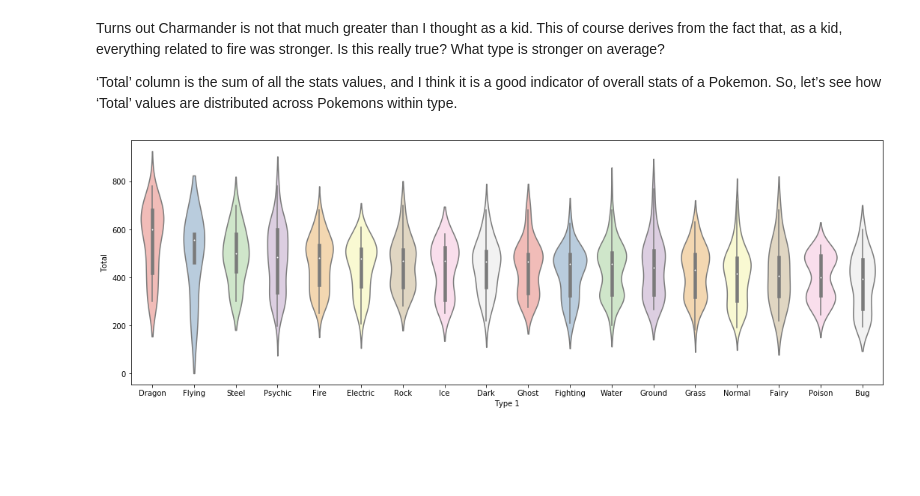
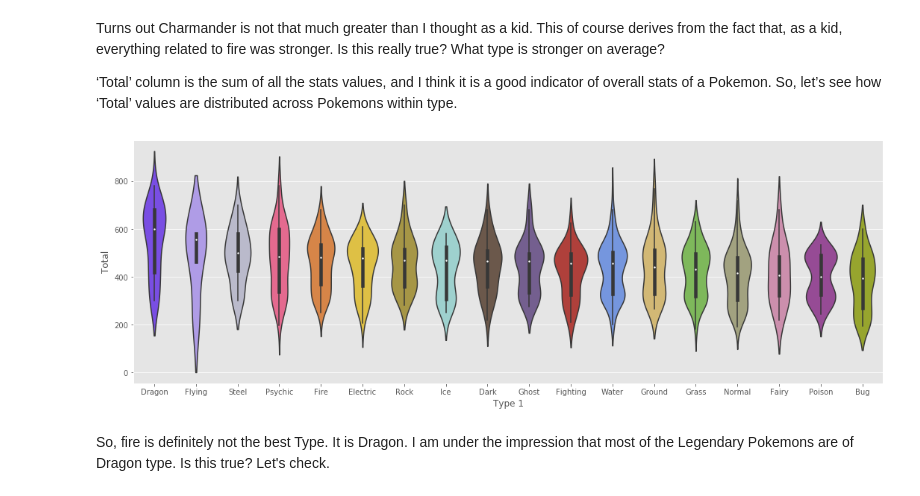
Before and after one commit to hmgfaria/Pokemon, a Jupyter notebook: pokemon.ipynb, the cells around one changed output. Saved outputs shown, nothing was run; the diff lists cells and outputs as text; code cells hidden in the pictures; blank space fills up the shorter version.

Commit message:
Graph with correct colors

```diff
--- a/pokemon.ipynb
+++ b/pokemon.ipynb
@@ -2,6 +2,7 @@
 # DeepPokemon
 # %%
 import matplotlib.pyplot as plt
+plt.style.use('ggplot')
 import numpy as np
 import tensorflow as tf
 import pandas as pd
@@ -140,8 +141,12 @@ Turns out Charmander is not that much greater than I thought as a kid. This of c
 # %%
 my_order = database.groupby('Type 1').Total.median()
 my_order.sort_values(ascending=False, inplace=True)
+
+colours = ['#6F35FC','#A98FF3','#B7B7CE','#F95587','#EE8130','#F7D02C','#B6A136','#96D9D6','#705746','#735797','#C22E28','#6390F0','#E2BF65','#7AC74C','#A8A77A','#D685AD','#A33EA1','#A6B91A']
 # %%
 plt.figure(figsize=(18,6))
-sns.violinplot(x='Type 1',y='Total',data=database,palette="Pastel1",order=my_order.index);
+sns.violinplot(x='Type 1',y='Total',data=database,palette=sns.color_palette(colours),order=my_order.index);
 # %% [output]
-[figure, old version]
+[figure, new version]
+# %% [markdown]
+So, fire is definitely not the best Type. It is Dragon. I am under the impression that most of the Legendary Pokemons are of Dragon type. Is this true? Let's check.
```
